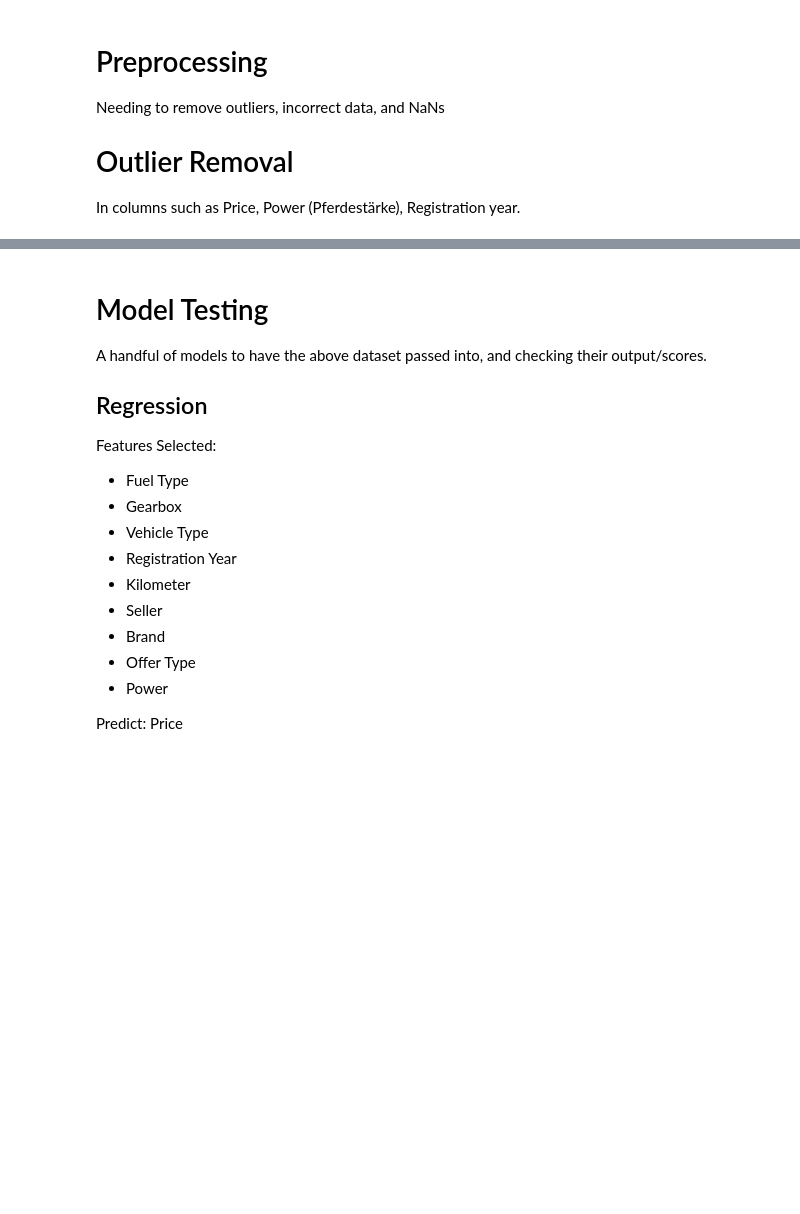
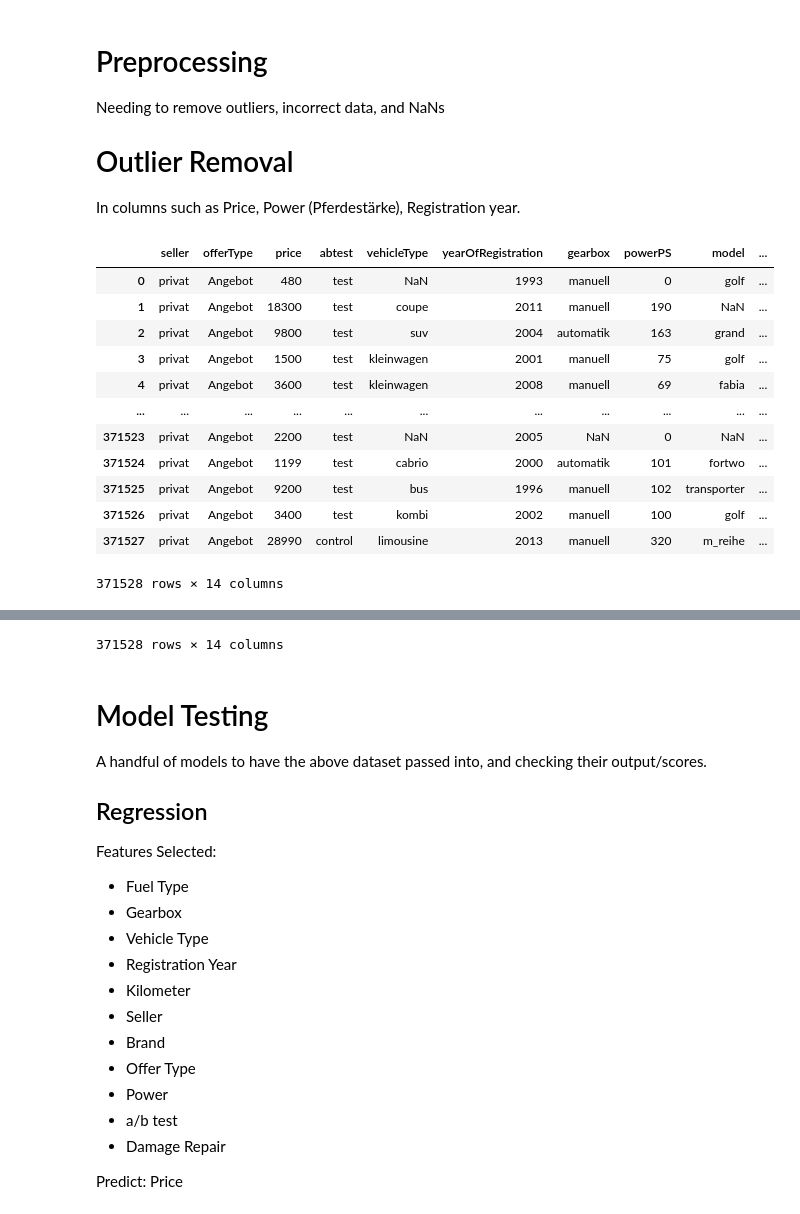
Before and after one commit to Supermjork/Much-Vroom, a Jupyter notebook: notebook/vroom.ipynb, the cells around one changed output, grey strips where cells are left out. Saved outputs shown, nothing was run; the diff lists cells and outputs as text; code cells hidden in the pictures; blank space fills up the shorter version.

Commit message:
Dropped columns

```diff
--- a/notebook/vroom.ipynb
+++ b/notebook/vroom.ipynb
@@ -261,0 +258,33 @@ In columns such as Price, Power (Pferdestärke), Registration year.
+# %%
+# Dimension Reduction
+# Removing attributes that won't be contribute much
+# Such as:
+# DateCrawled (Similar dates)
+# Name (Classify by names wouldn't work in this case)
+# Date Created (Same as DateCrawled, similar dates)
+# nrPics (All 0s)
+# postalCode
+# Last Seen (Similar enough dates)
+
+dropped_cols = ['dateCrawled', 'name', 'dateCreated', 'nrOfPictures', 'postalCode', 'lastSeen']
+
+en_carDat.drop(columns = dropped_cols, inplace = True)
+de_carDat.drop(columns = dropped_cols, inplace = True)
+# %%
+# Checking dataframes after drop
+
+display(de_carDat, en_carDat)
+# %% [output]
+|  | seller | offerType | price | abtest | vehicleType | yearOfRegistration | gearbox | powerPS | model | ... |
+| 0 | privat | Angebot | 480 | test | NaN | 1993 | manuell | 0 | golf | ... |
+| 1 | privat | Angebot | 18300 | test | coupe | 2011 | manuell | 190 | NaN | ... |
+| 2 | privat | Angebot | 9800 | test | suv | 2004 | automatik | 163 | grand | ... |
+| 3 | privat | Angebot | 1500 | test | kleinwagen | 2001 | manuell | 75 | golf | ... |
+| 4 | privat | Angebot | 3600 | test | kleinwagen | 2008 | manuell | 69 | fabia | ... |
+| ... | ... | ... | ... | ... | ... | ... | ... | ... | ... | ... |
+| 371523 | privat | Angebot | 2200 | test | NaN | 2005 | NaN | 0 | NaN | ... |
+| 371524 | privat | Angebot | 1199 | test | cabrio | 2000 | automatik | 101 | fortwo | ... |
+| 371525 | privat | Angebot | 9200 | test | bus | 1996 | manuell | 102 | transporter | ... |
+| 371526 | privat | Angebot | 3400 | test | kombi | 2002 | manuell | 100 | golf | ... |
+| 371527 | privat | Angebot | 28990 | control | limousine | 2013 | manuell | 320 | m_reihe | ... |
+371528 rows × 14 columns
@@ -262,3 +303,4 @@ In columns such as Price, Power (Pferdestärke), Registration year.
+371528 rows × 14 columns
 # %% [markdown]
 # Model Testing
 A handful of models to have the above dataset passed into, and checking their output/scores.
@@ -274,6 +316,8 @@ Features Selected:
 - Brand
 - Offer Type
 - Power
+- a/b test
+- Damage Repair
 
 Predict: Price
 # %%
```
Also changed, not shown: parts of 3 cells of this notebook.
